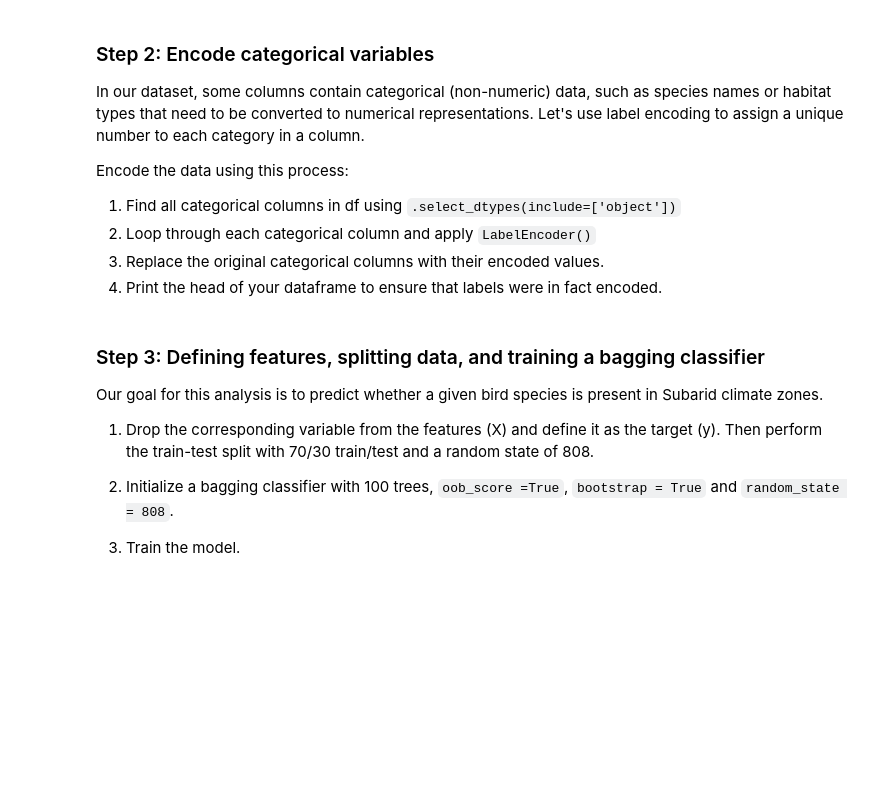
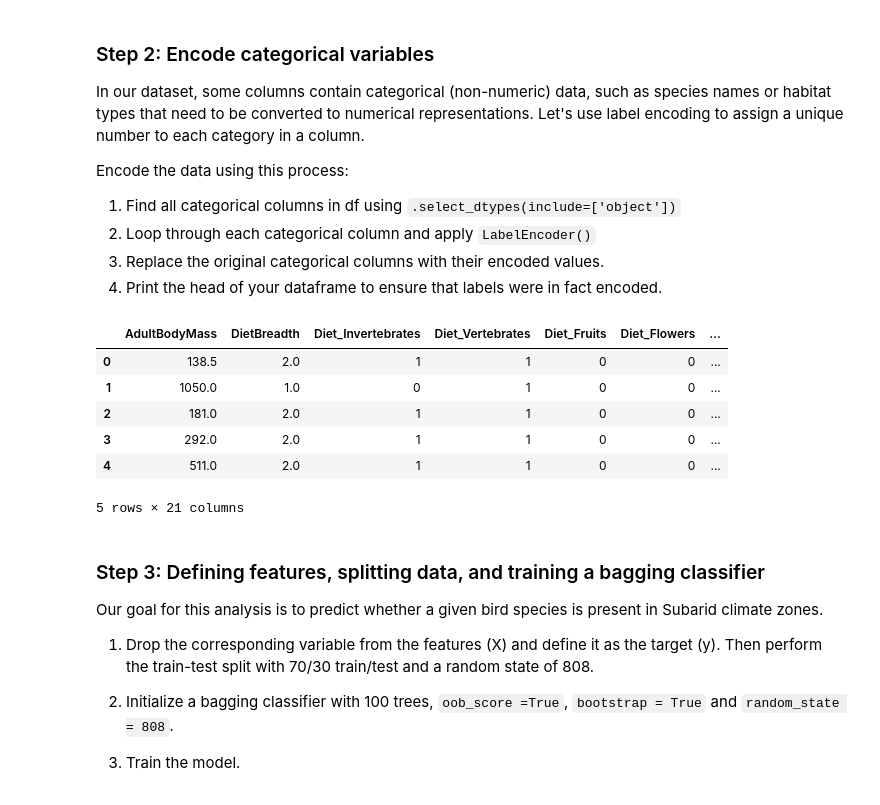
Before and after one commit to emmabeamitchell/EDS232-labs, a Jupyter notebook: Week5/lab5-birds.ipynb, the cells around one changed output. Cells and saved outputs as stored; diff of their text form; code cells hidden in the pictures; blank space fills up the shorter version.

```diff
--- a/Week5/lab5-birds.ipynb
+++ b/Week5/lab5-birds.ipynb
@@ -44,6 +61,22 @@ Encode the data using this process:
 2. Loop through each categorical column and apply `LabelEncoder()`
 3. Replace the original categorical columns with their encoded values.
 4. Print the head of your dataframe to ensure that labels were in fact encoded.
+# %%
+cat_cols = birds.select_dtypes(include=["object"]).columns
+
+for col in cat_cols:
+    label_encoder = LabelEncoder()
+    birds[col] = label_encoder.fit_transform(birds[col])
+
+birds.head()
+# %% [output]
+|  | AdultBodyMass | DietBreadth | Diet_Invertebrates | Diet_Vertebrates | Diet_Fruits | Diet_Flowers | ... |
+| 0 | 138.5 | 2.0 | 1 | 1 | 0 | 0 | ... |
+| 1 | 1050.0 | 1.0 | 0 | 1 | 0 | 0 | ... |
+| 2 | 181.0 | 2.0 | 1 | 1 | 0 | 0 | ... |
+| 3 | 292.0 | 2.0 | 1 | 1 | 0 | 0 | ... |
+| 4 | 511.0 | 2.0 | 1 | 1 | 0 | 0 | ... |
+5 rows × 21 columns
 # %% [markdown]
 ### Step 3: Defining features, splitting data, and training a bagging classifier
 Our goal for this analysis is to predict whether a given bird species is present in Subarid climate zones.
```
Also changed, not shown: parts of 20 cells of this notebook.
